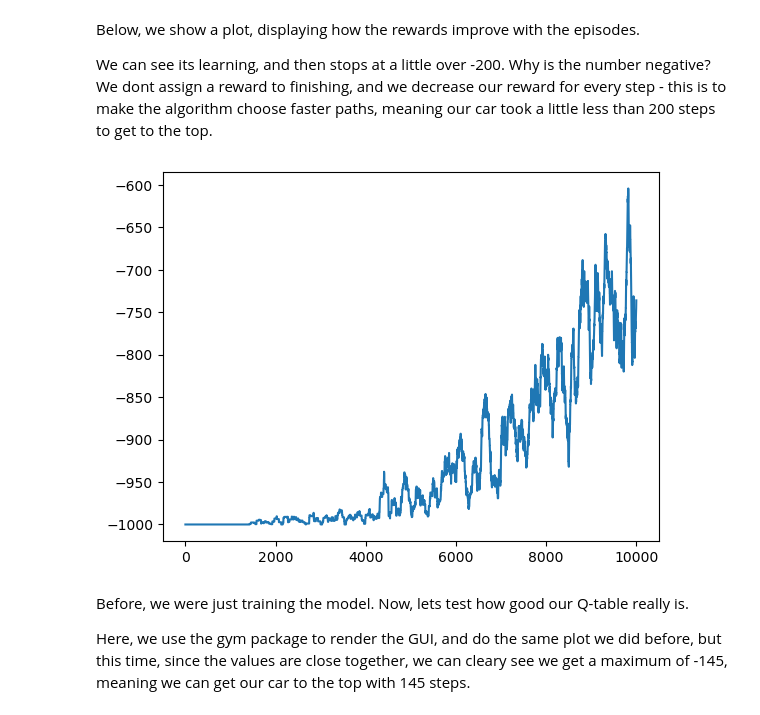
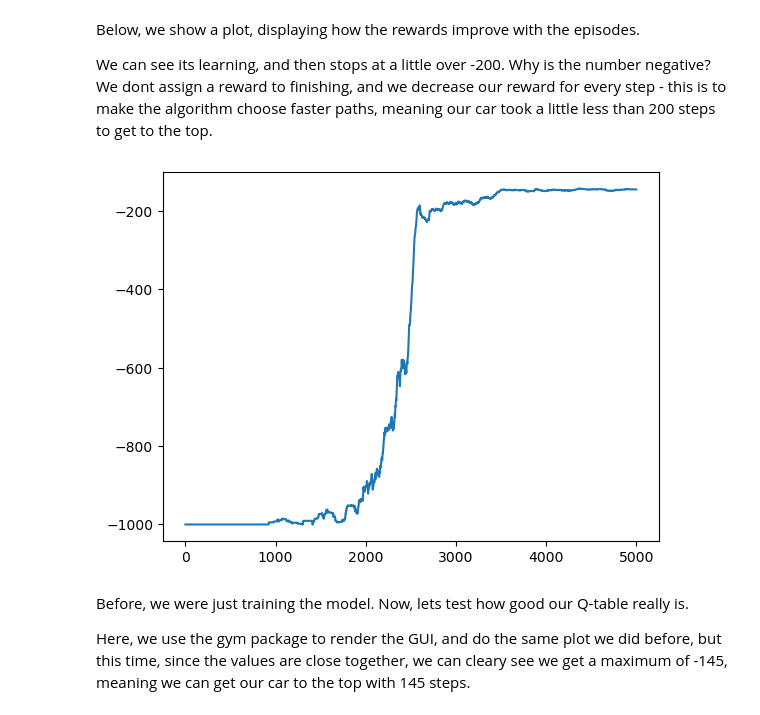
Before and after one commit to bodeborder/fcul-advanced-machine-learning, a Jupyter notebook: P3/AAA2324_P3_62931_54853.ipynb, the cells around one changed output. Drawn from its saved outputs; the diff is of its cells as text; code cells hidden in the pictures.

Commit message:
1st part update and starting DQN

```diff
--- a/P3/AAA2324_P3_62931_54853.ipynb
+++ b/P3/AAA2324_P3_62931_54853.ipynb
@@ -97,15 +95,15 @@ We start our epsilon at 1, and keep decreasing with every episode. The epsilon g
 
 The rewards per episode is just an array, initialized at all zeros, where we will be updating our rewards.
 # %%
-def q_learning_test(training, episodes):
+def q_learning_test(training, episodes, environment):
 
     # Divide position and velocity into segments
-    position_space = np.linspace(env.observation_space.low[0], env.observation_space.high[0], 20)    # position between -1.2 and 0.6
-    velocity_space = np.linspace(env.observation_space.low[1], env.observation_space.high[1], 20)    # velocity between -0.07 and 0.07
+    position_space = np.linspace(environment.observation_space.low[0], environment.observation_space.high[0], 20)    # position between -1.2 and 0.6
+    velocity_space = np.linspace(environment.observation_space.low[1], environment.observation_space.high[1], 20)    # velocity between -0.07 and 0.07
 
     if(training):
         #if we are training, we begin with an empty Q-table. Alternitivly, we can initialize random numbers
-        q_table = np.zeros((len(position_space), len(velocity_space), env.action_space.n)) # initialize the q table with dimension 20x20x3
+        q_table = np.zeros((len(position_space), len(velocity_space), environment.action_space.n)) # initialize the q table with dimension 20x20x3
     else:
         #Otherwise, we just load the last updated Q-table from the traiinng phase
         f = open('mountain_car.pkl', 'rb')
@@ -120,8 +118,8 @@ def q_learning_test(training, episodes):
     gamma = 0.9 # gamma = discount factor
 
     epsilon = 1 # 100% random actions
-    #epsilon_decay_rate = 2/episodes # epsilon decay rate
-    epsilon_decay_rate = 0.99975
+    epsilon_decay_rate = 2/episodes # epsilon decay rate
+    #epsilon_decay_rate = 0.99975
 
     random_n_g = np.random.default_rng()   # random number generator
 
@@ -129,7 +127,7 @@ def q_learning_test(training, episodes):
 
     for i in range(episodes):
 
-        state = env.reset()[0]      # Starting position, starting velocity always 0
+        state = environment.reset()[0]      # Starting position, starting velocity always 0
         state_p = np.digitize(state[0], position_space)
         state_v = np.digitize(state[1], velocity_space)
 
@@ -143,11 +141,11 @@ def q_learning_test(training, episodes):
 
             if training and random_n_g.random() < epsilon:
                 # Choose random action (0=drive left, 1=stay neutral, 2=drive right)
-                action = env.action_space.sample()
+                action = environment.action_space.sample()
             else:
                 action = np.argmax(q_table[state_p, state_v, :]) # finds the index of the action that has the highest Q-value for the specified state in the Q-values array
 
-            new_state,reward,terminated,_,_ = env.step(action)
+            new_state,reward,terminated,_,_ = environment.step(action)
 
             new_state_p = np.digitize(new_state[0], position_space)
             new_state_v = np.digitize(new_state[1], velocity_space)
@@ -155,7 +153,7 @@ def q_learning_test(training, episodes):
             if training:
                 q_table[state_p, state_v, action] = q_table[state_p, state_v, action] + alpha * (
                     reward + gamma *np.max(q_table[new_state_p, new_state_v,:]) - q_table[state_p, state_v, action]
-                )
+                ) # calculates the q value and updates the q table
 
             state = new_state
             state_p = new_state_p
@@ -163,11 +161,11 @@ def q_learning_test(training, episodes):
 
             rewards+=reward
 
-        #epsilon = max(epsilon - epsilon_decay_rate, 0)
-        if epsilon > 0.001:
+        epsilon = max(epsilon - epsilon_decay_rate, 0)
+        '''if epsilon > 0.001:
             epsilon *= epsilon_decay_rate
         else:
-            epsilon = 0.001
+            epsilon = 0.001'''
 
         rewards_per_episode[i] = rewards
 
@@ -179,7 +177,7 @@ def q_learning_test(training, episodes):
                 break
             previous_q_table = np.copy(q_table)
 
-    env.close()
+    environment.close()
 
     # Save Q table to file
     if training:
@@ -202,11 +196,12 @@ plt.show()
 Below, we show a plot, displaying how the rewards improve with the episodes.
 
 We can see its learning, and then stops at a little over -200. Why is the number negative? We dont assign a reward to finishing, and we decrease our reward for every step - this is to make the algorithm choose faster paths, meaning our car took a little less than 200 steps to get to the top.
-# %%
-#training
-q_learning_test(True,10000)
-# %% [output]
-[figure, removed]
+# %%
+#training
+train_env = gym.make('MountainCar-v0', render_mode="rgb_array")
+q_learning_test(True,5000,train_env)
+# %% [output]
+[figure, added]
 # %% [markdown]
 Before, we were just training the model. Now, lets test how good our Q-table really is.
 
```
Also changed, not shown: parts of 10 cells of this notebook, 2 other files.
